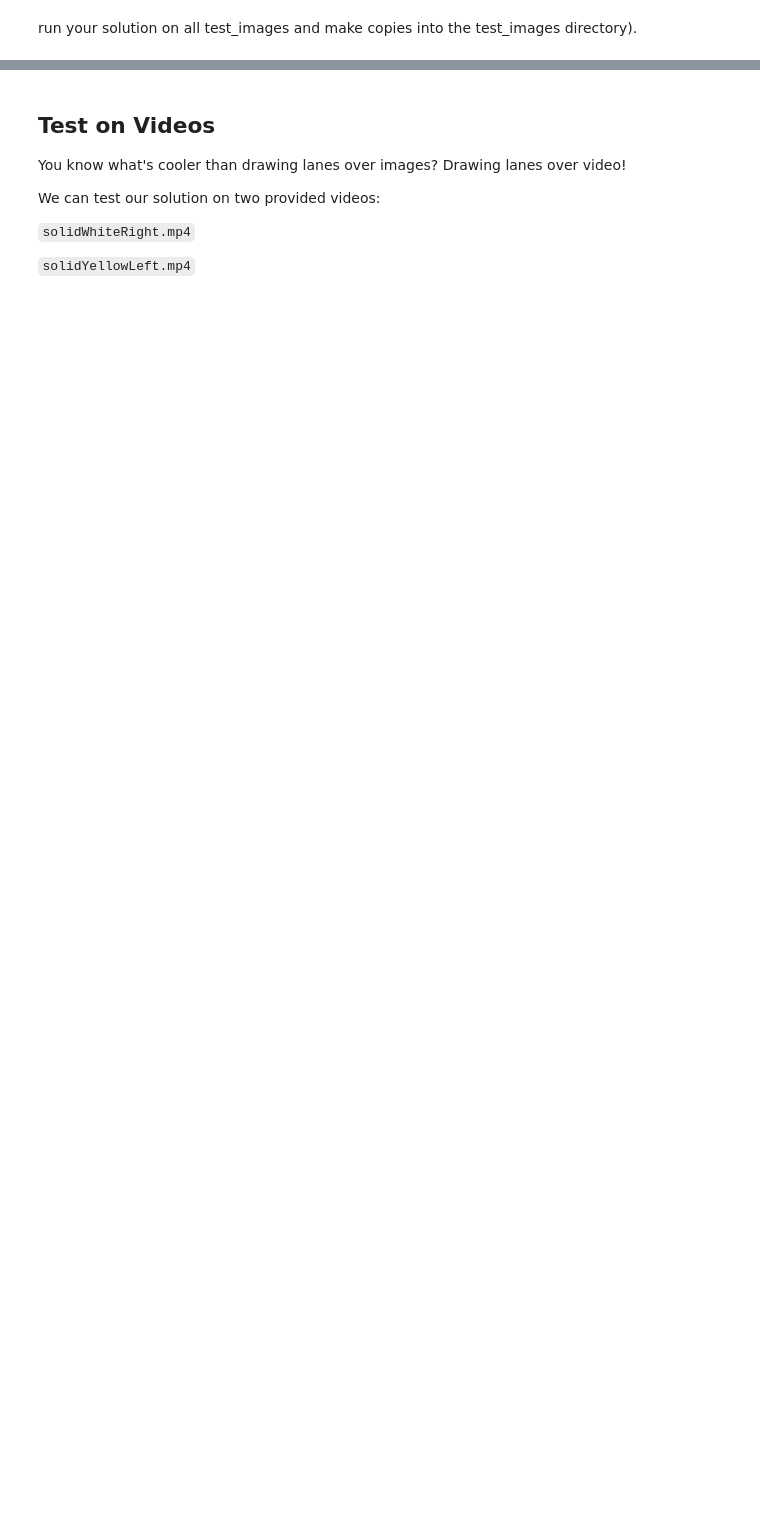
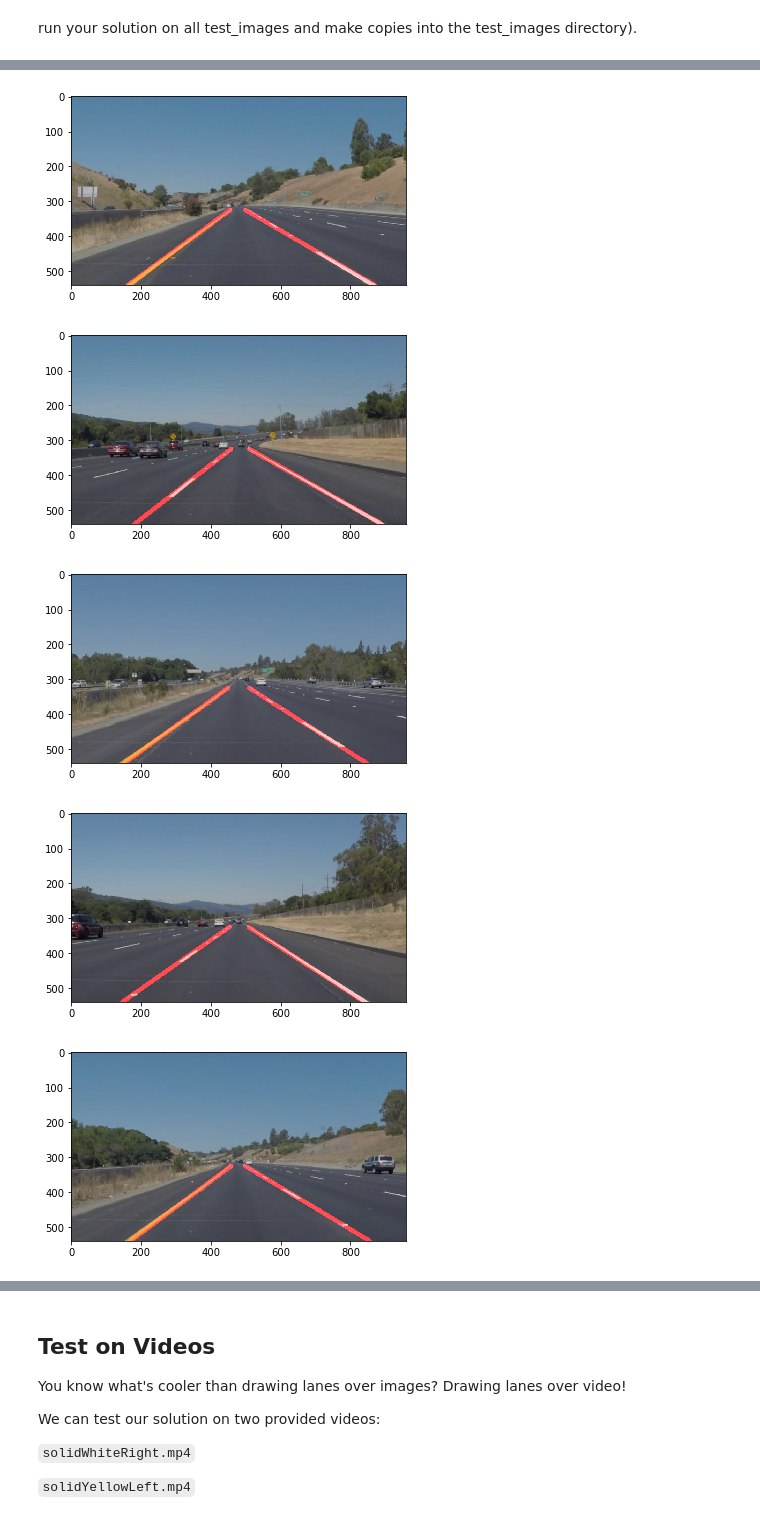
Before and after one commit to kabinja/CarND-LaneLines-P1, a Jupyter notebook: P1.ipynb, the cells around one changed output, grey strips where cells are left out. Drawn from its saved outputs; the diff is of its cells as text; code cells hidden in the pictures; blank space fills up the shorter version.

Commit message:
simplifying algorithm to only take straight lane lines

```diff
--- a/P1.ipynb
+++ b/P1.ipynb
@@ -414,0 +241,55 @@ test_images/solidYellowLeft.jpg
+# %%
+# TODO: Build your pipeline that will draw lane lines on the test_images
+# then save them to the test_images directory.
+
+import matplotlib.pyplot as plt
+import matplotlib.image as mpimg
+import numpy as np
+import cv2
+import os
+
+def detect_lanes(image):
+
+    blur_kernel = 3
+
+    low_threshold = 75
+    high_threshold = 100
+
+    roi_bottom = 75
+    roi_top = 40
+
+    roi_top = 75
+    roi_bottom = 40
+
+    # hough transform parameters
+    rho = 2
+    theta = np.pi/180
+    votes = 120
+    min_line_length = 20
+    max_line_gap = 20
+
+    grey = grayscale(image)
+
+    smooth = gaussian_blur(grey, blur_kernel)
+
+    edges = cv2.Canny(grey, low_threshold, high_threshold)
+
+    roi = region_of_interest(edges, vertices(edges, roi_top, roi_bottom))
+
+    lanes = hough_lines(roi, rho, theta, votes, min_line_length, max_line_gap)
+
+    return weighted_img(lanes, image)
+
+files = os.listdir("test_images/")
+
+for file in files:
+    img = mpimg.imread("test_images/" + file)
+    img_lanes = detect_lanes(img)
+    plt.imshow(img_lanes)
+    plt.show()
+# %% [output]
+[figure, added]
+[figure, added]
+[figure, added]
+[figure, added]
+[figure, added]
```
Also changed, not shown: parts of 13 cells of this notebook.
